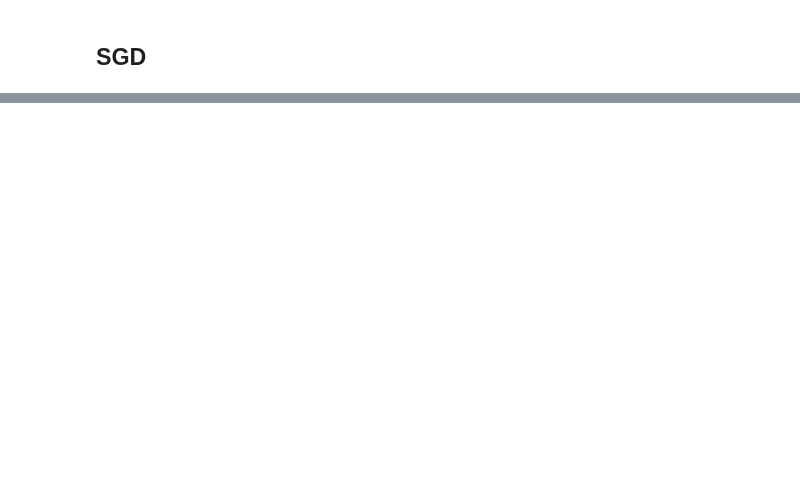
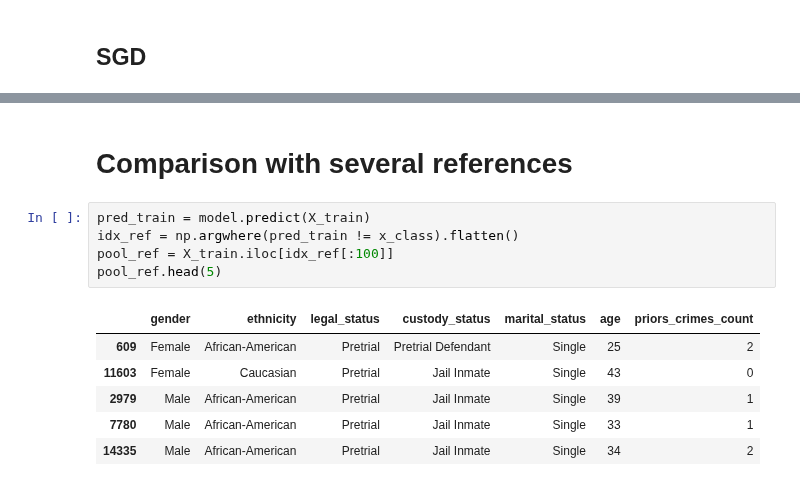
Before and after one commit to ThalesGroup/shapkit, a Jupyter notebook: tutorials/classification.ipynb, the cells around one changed output, grey strips where cells are left out. Cells and saved outputs as stored; diff of their text form; blank space fills up the shorter version.

Commit message:
add nlp tutorial nb and update classification nb with several references

```diff
--- a/tutorials/classification.ipynb
+++ b/tutorials/classification.ipynb
@@ -194 +198,15 @@ priors_crimes_count    0.820751
 dtype: float64
+# %% [markdown]
+# Comparison with several references
+# %%
+pred_train = model.predict(X_train)
+idx_ref = np.argwhere(pred_train != x_class).flatten()
+pool_ref = X_train.iloc[idx_ref[:100]]
+pool_ref.head(5)
+# %% [output]
+|  | gender | ethnicity | legal_status | custody_status | marital_status | age | priors_crimes_count |
+| 609 | Female | African-American | Pretrial | Pretrial Defendant | Single | 25 | 2 |
+| 11603 | Female | Caucasian | Pretrial | Jail Inmate | Single | 43 | 0 |
+| 2979 | Male | African-American | Pretrial | Jail Inmate | Single | 39 | 1 |
+| 7780 | Male | African-American | Pretrial | Jail Inmate | Single | 33 | 1 |
+| 14335 | Male | African-American | Pretrial | Jail Inmate | Single | 34 | 2 |
```
Also changed, not shown: parts of 12 cells of this notebook, 7 other files.
